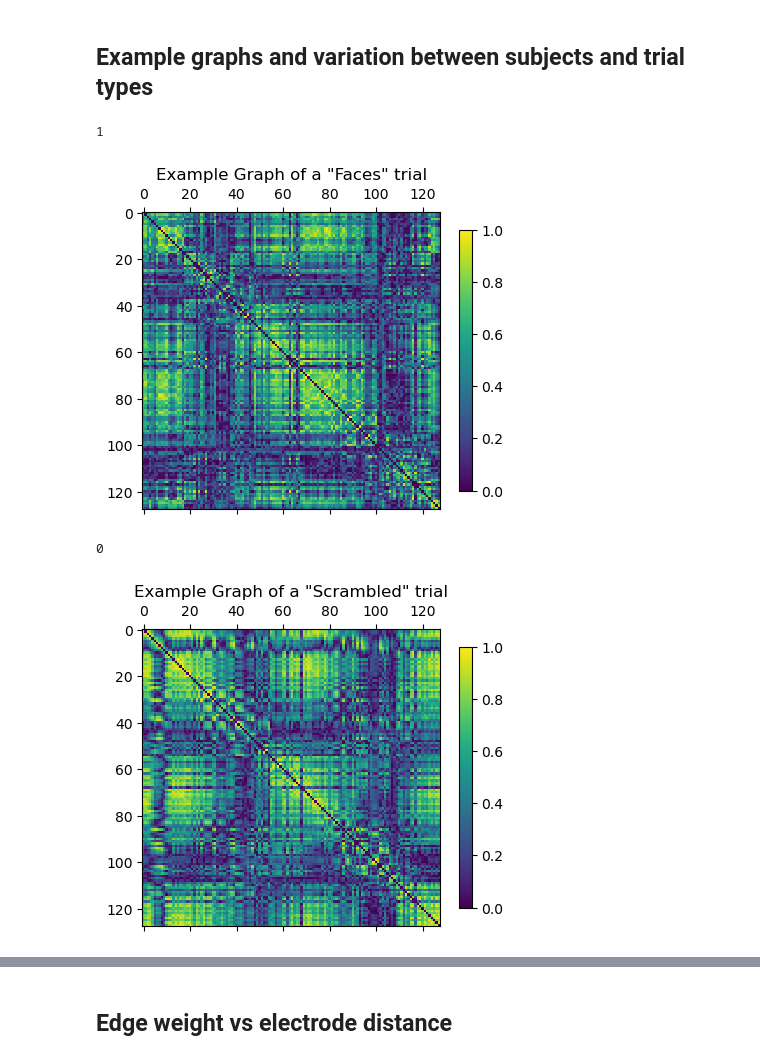
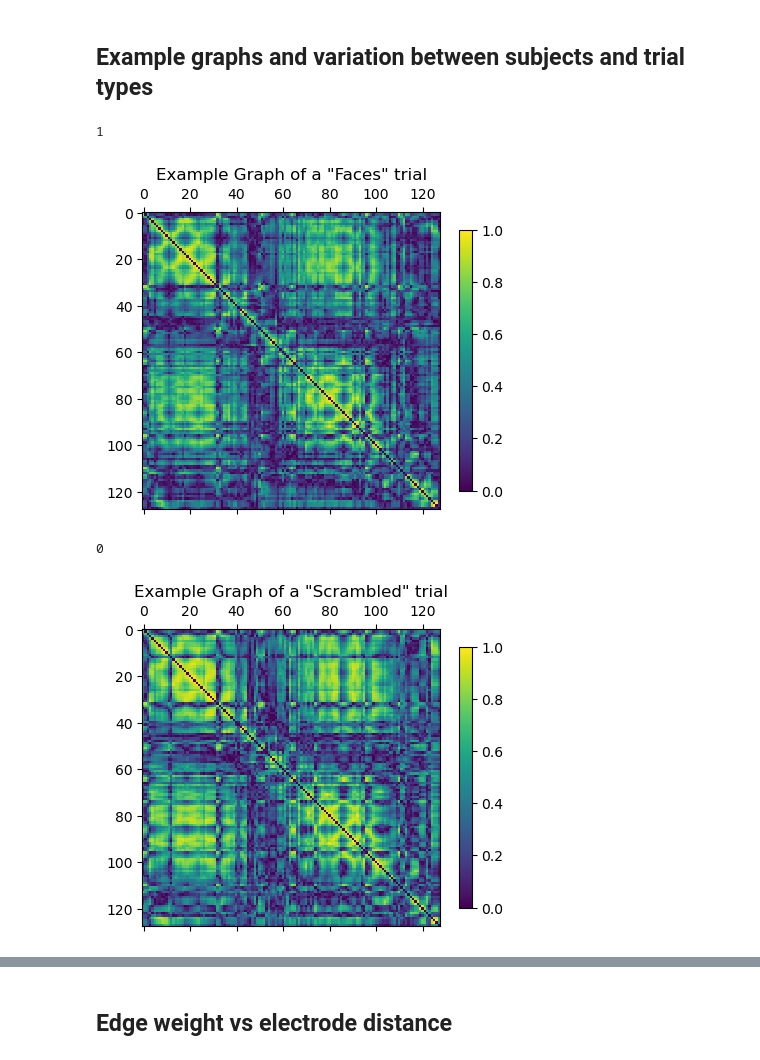
Before and after one commit to NinoHerve/NetworkMachineLearning_2023, a Jupyter notebook: notebooks_hugo/Xplore.ipynb, the cells around one changed output, grey strips where cells are left out. Saved outputs shown, nothing was run; the diff lists cells and outputs as text; code cells hidden in the pictures.

```diff
--- a/notebooks_hugo/Xplore.ipynb
+++ b/notebooks_hugo/Xplore.ipynb
@@ -2,9 +2,7 @@
 import numpy as np
 from matplotlib import pyplot as plt
 import utils_hugo as ut
-from importlib import reload
-plt.style.use('default')
-reload(ut);
+import seaborn as sns
 # %% [markdown]
 # Loading the data
 # %%
@@ -60,21 +45,21 @@ A.shape
 # example graph for Faces trial
 a = A[0]
 print(y_red[0])
-plt.matshow(a[np.ix_(node_order, node_order)][np.ix_(node_order, node_order)], vmax=1)
+plt.matshow(a, vmax=1)
 plt.title('Example Graph of a "Faces" trial')
 plt.colorbar(shrink=.7)
 plt.show()
 # %% [output]
 1
-[figure, old version]
+[figure, new version]
 # %%
 # example graph for Scrambled trial
 ind = 2
 print(y_red[ind])
-plt.matshow(A[ind][np.ix_(node_order, node_order)], vmax=1)
+plt.matshow(A[ind], vmax=1)
 plt.title('Example Graph of a "Scrambled" trial')
 plt.colorbar(shrink=.7)
 plt.show()
 # %% [output]
 0
-[figure, old version]
+[figure, new version]
```
Also changed, not shown: parts of 39 cells of this notebook, 1 other file.
